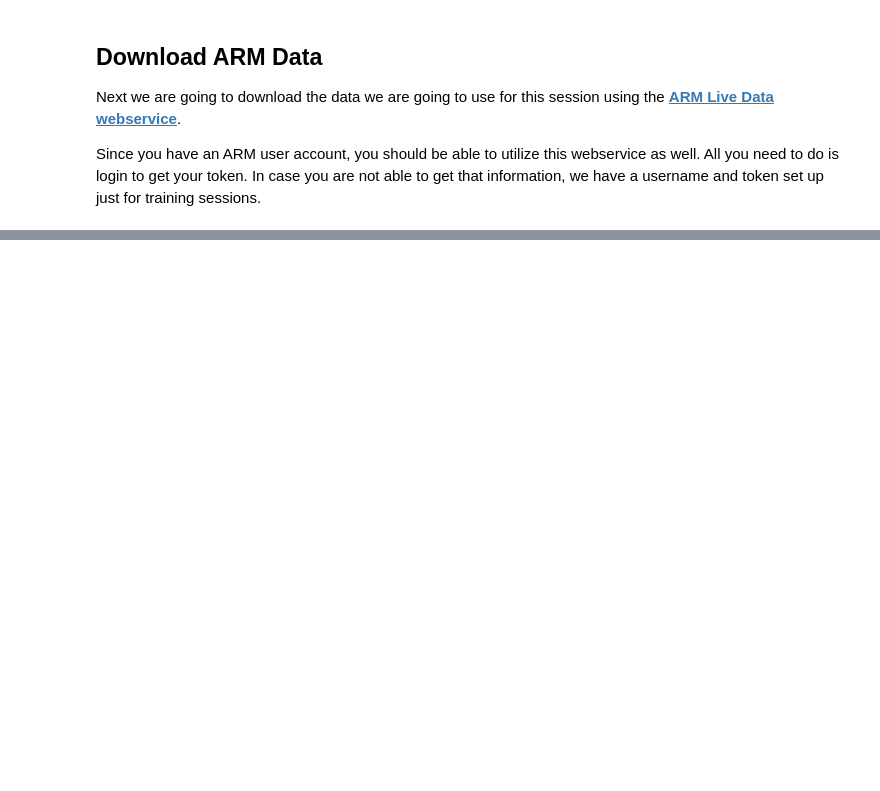
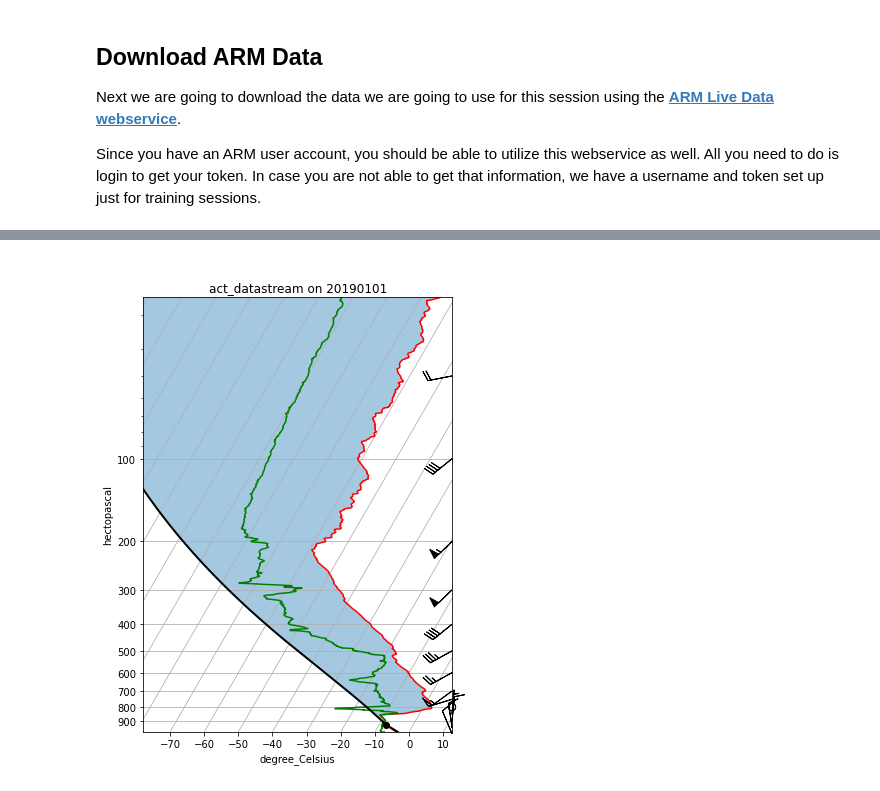
Before and after one commit to ARM-Development/ARM-Notebooks, a Jupyter notebook: Open-Science-Workshop-2022/tutorials/act-basics.ipynb, the cells around one changed output, grey strips where cells are left out. Cells and saved outputs as stored; diff of their text form; code cells hidden in the pictures; blank space fills up the shorter version.

```diff
--- a/Open-Science-Workshop-2022/tutorials/act-basics.ipynb
+++ b/Open-Science-Workshop-2022/tutorials/act-basics.ipynb
@@ -134,0 +305,13 @@ Please checkout the __[ACT Github repository](https://github.com/ARM-DOE/ACT)__
+# %%
+# Import MetPy if possible
+import metpy
+
+# Read in sample radiosonde data and plot up a Skew-T
+obj = act.io.armfiles.read_netcdf(act.tests.EXAMPLE_SONDE1)
+
+skewt = act.plotting.SkewTDisplay(obj, figsize=(10, 8))
+skewt.plot_from_u_and_v('u_wind', 'v_wind', 'pres', 'tdry', 'dp')
+
+plt.show()
+# %% [output]
+[figure, added]
```
Also changed, not shown: parts of 34 cells of this notebook.
